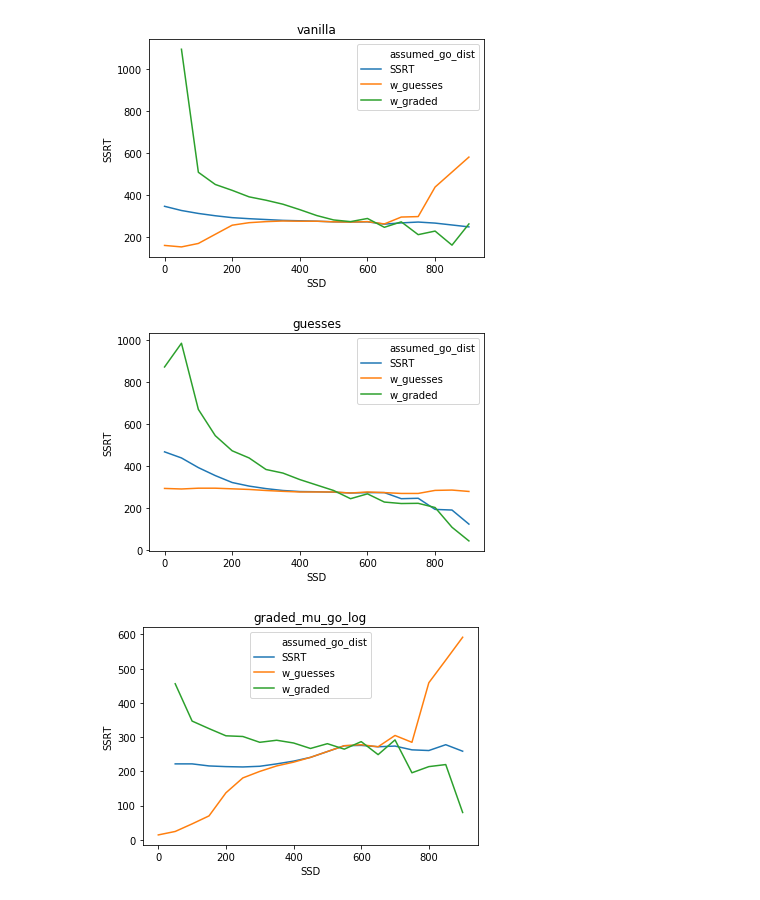
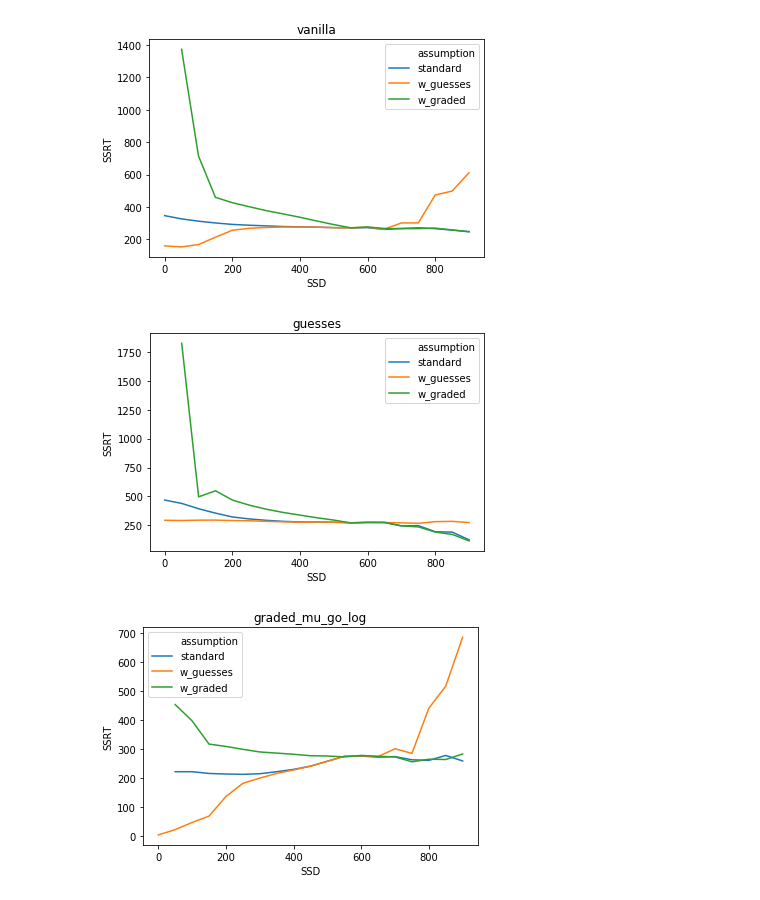
Before and after one commit to henrymj/ABCD_simulations, a Jupyter notebook: visualize_SSRTs_by_SSD.ipynb, the cells around one changed output. Drawn from its saved outputs; the diff is of its cells as text; code cells hidden in the pictures.

```diff
--- a/visualize_SSRTs_by_SSD.ipynb
+++ b/visualize_SSRTs_by_SSD.ipynb
@@ -17,20 +37,19 @@ _ = sns.lineplot(x='SSD', y='SSRT', hue='assumed_go_dist', data=melt_df)
 # %%
 p_respond_df = pd.DataFrame(index = example_data.mean_SSD)
 
 for file in [i for i in glob('ssrt_metrics/indiv_*.csv') if 'linear' not in i]:
     data =  pd.read_csv(file, index_col=0)
     data.columns = data.columns.str.replace('SSRT_', '')
-    data.rename(columns={'SSRT': 'standard'})
-    melt_df = pd.melt(data, id_vars=['SSD'], value_vars=['SSRT','w_guesses','w_graded'], var_name = 'assumed_go_dist', value_name='SSRT')
+    data = data.rename(columns={'SSRT': 'standard'})
+    melt_df = pd.melt(data, id_vars=['SSD'], value_vars=['standard','w_guesses','w_graded'], var_name = 'assumption', value_name='SSRT')
     _ = sns.lineplot(x='SSD', y='SSRT', hue='assumption', data=melt_df)
     title = file.split('indiv_')[-1].replace('.csv', '')
     plt.title(title)
     plt.show()
     plt.close()
-
     curr_series = data.loc[:,['mean_SSD', 'p_respond']].set_index('mean_SSD').add_prefix(title+'_')
     p_respond_df = pd.concat([p_respond_df, curr_series], 1)
 # %% [output]
-[figure, old version]
+[figure, new version]
-[figure, old version]
+[figure, new version]
-[figure, old version]
+[figure, new version]
```
Also changed, not shown: parts of 4 cells of this notebook, 7 other files.
